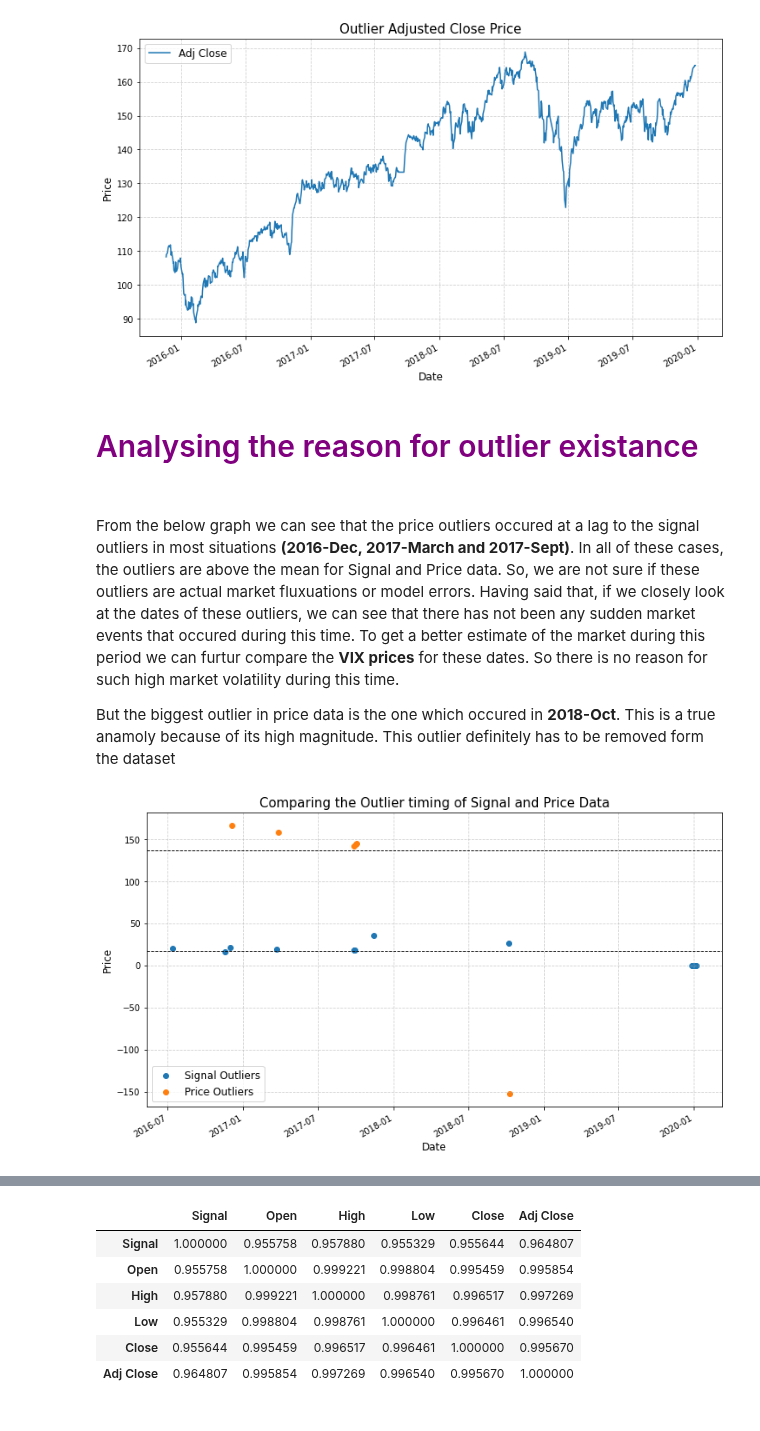
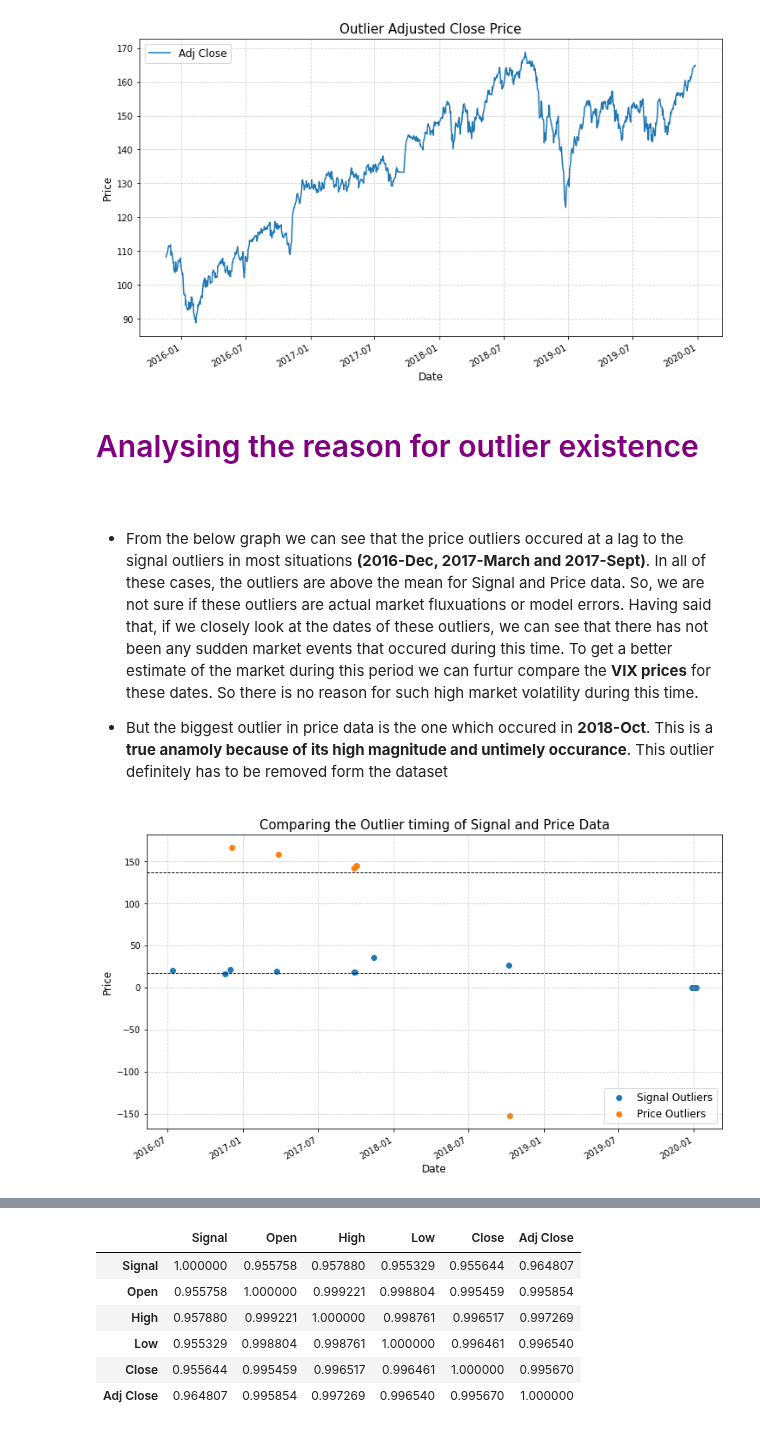
Before and after one commit to Shreyav29/Measuring_Data_Quality_and_Prediction_Accuracy, a Jupyter notebook: Millinium_Final_Submission.ipynb, the cells around one changed output, grey strips where cells are left out. Saved outputs shown, nothing was run; the diff lists cells and outputs as text; code cells hidden in the pictures.

```diff
--- a/Millinium_Final_Submission.ipynb
+++ b/Millinium_Final_Submission.ipynb
@@ -261,32 +283,32 @@ plot_graph(df_clean,["Adj Close"], "Outlier Adjusted Close Price", loc = "upper
 [figure]
 # %% [markdown]
 <h2 style="font-family: Georgia; font-size:2em;color:purple; font-style:bold">
-Analysing the reason for outlier existance</h2><br>
+Analysing the reason for outlier existence</h2><br>
 # %% [markdown]
-From the below graph we can see that the price outliers occured at a lag to the signal outliers in most situations **(2016-Dec, 2017-March and 2017-Sept)**. In all of these cases, the outliers are above the mean for Signal and Price data. So, we are not sure if these outliers are actual market fluxuations or model errors. Having said that, if we closely look at the dates of these outliers, we can see that there has not been any sudden market events that occured during this time. To get a better estimate of the market during this period we can furtur compare the **VIX prices** for these dates. So there is no reason for such high market volatility during this time.
+- From the below graph we can see that the price outliers occured at a lag to the signal outliers in most situations **(2016-Dec, 2017-March and 2017-Sept)**. In all of these cases, the outliers are above the mean for Signal and Price data. So, we are not sure if these outliers are actual market fluxuations or model errors. Having said that, if we closely look at the dates of these outliers, we can see that there has not been any sudden market events that occured during this time. To get a better estimate of the market during this period we can furtur compare the **VIX prices** for these dates. So there is no reason for such high market volatility during this time.
 
 
-But the biggest outlier in price data is the one which occured in **2018-Oct**. This is a true anamoly because of its high magnitude. This outlier definitely has to be removed form the dataset
+- But the biggest outlier in price data is the one which occured in **2018-Oct**. This is a **true anamoly because of its high magnitude and untimely occurance**. This outlier definitely has to be removed form the dataset
 # %%
 plt.figure(figsize=(12,7))
 plt.scatter(signal_outliers.Date,signal_outliers["Signal"],label = "Signal Outliers")
 plt.scatter(price_outliers.Date,price_outliers["Adj Close"], label = "Price Outliers")
 plt.axhline(df_clean["Signal"].mean(), color='k', linestyle='dashed', linewidth=0.9)
 plt.axhline(df_clean["Adj Close"].mean(), color='k', linestyle='dashed', linewidth=0.9)
 
 
-plt.legend(fontsize = 'large')
+plt.legend(fontsize = 'large', loc = "lower right")
 plt.xlabel("Date", fontsize = 12 )
 plt.ylabel("Price", fontsize = 12)
 plt.title ("Comparing the Outlier timing of Signal and Price Data",fontsize = 15)
 plt.xticks(fontsize = 10)
 plt.yticks(fontsize = 10)
 plt.grid(alpha =.6, linestyle ='--')
 
 plt.gcf().autofmt_xdate()
 plt.show()
 # %% [output]
-[figure, old version]
+[figure, new version]
 # %% [markdown]
 <h2 style="font-family: Georgia; font-size:2.5em;color:purple; font-style:bold">
 Signal's Forecasting Effectiveness</h2><br>
```
Also changed, not shown: parts of 38 cells of this notebook.
